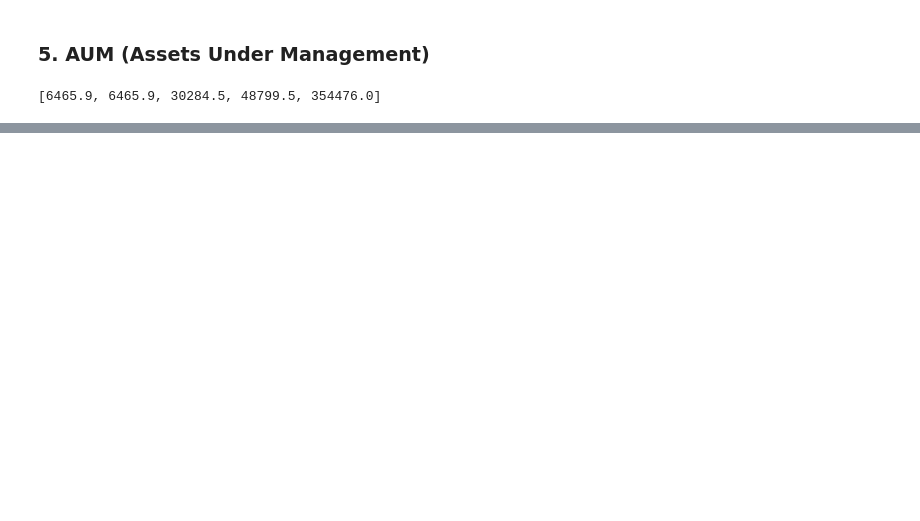
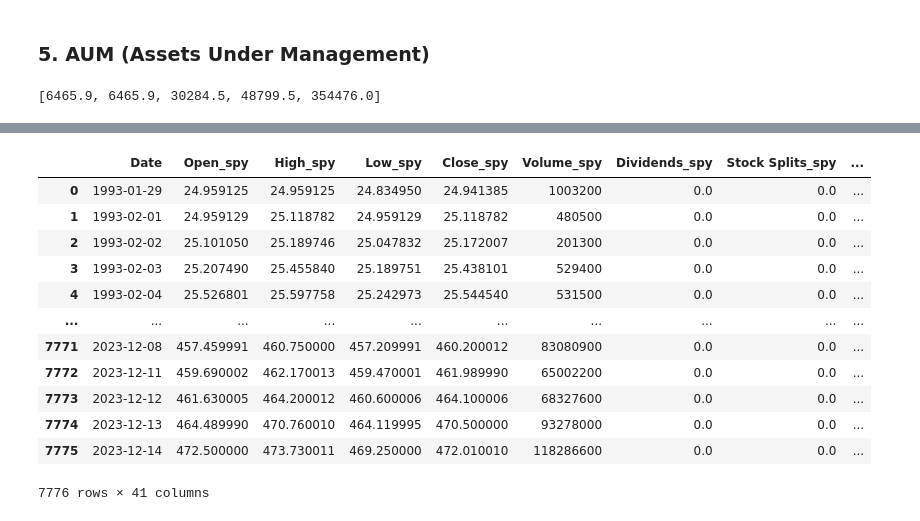
Before and after one commit to yunieyuna/etf-analysis, a Jupyter notebook: notebooks/visualization.ipynb, the cells around one changed output, grey strips where cells are left out. Drawn from its saved outputs; the diff is of its cells as text; code cells hidden in the pictures; blank space fills up the shorter version.

```diff
--- a/notebooks/visualization.ipynb
+++ b/notebooks/visualization.ipynb
@@ -721,0 +716,52 @@ show(p)
+# %%
+# get date as YYYY-MM-DD
+hp_spyd["Date"] = hp_spyd["Date"].str.split(" ", n=1, expand=True)[0]
+hp_spy["Date"] = hp_spy["Date"].str.split(" ", n=1, expand=True)[0]
+hp_jepi["Date"] = hp_jepi["Date"].str.split(" ", n=1, expand=True)[0]
+hp_vym["Date"] = hp_vym["Date"].str.split(" ", n=1, expand=True)[0]
+hp_voo["Date"] = hp_voo["Date"].str.split(" ", n=1, expand=True)[0]
+# %%
+# add suffixes
+dfs = {
+    0: hp_spyd,
+    1: hp_spy,
+    2: hp_jepi,
+    3: hp_vym,
+    4: hp_voo
+}
+
+suffix = ('_spyd', '_spy', '_jepi', '_vym', '_voo')
+
+for i in dfs:
+    # dfs[i] = dfs[i].add_suffix(suffix[i])
+
+    dfs[i] = dfs[i].rename(columns={c: c+suffix[i] for c in dfs[i].columns if c not in ['Date']})
+# %%
+dfs = [i for i in dfs.values()]
+# %%
+# sorting dataframes by length
+sorted_dfs = sorted(dfs, key=lambda x: len(x), reverse=True)
+# %%
+# prepare merge function
+from functools import reduce
+
+if len(sorted_dfs) > 1:
+    tmp = sorted_dfs[0].copy()
+    for i in range(1, len(sorted_dfs)):
+        tmp = tmp.merge(sorted_dfs[i], on="Date", how="left")
+
+tmp
+# %% [output]
+|  | Date | Open_spy | High_spy | Low_spy | Close_spy | Volume_spy | Dividends_spy | Stock Splits_spy | ... |
+| 0 | 1993-01-29 | 24.959125 | 24.959125 | 24.834950 | 24.941385 | 1003200 | 0.0 | 0.0 | ... |
+| 1 | 1993-02-01 | 24.959129 | 25.118782 | 24.959129 | 25.118782 | 480500 | 0.0 | 0.0 | ... |
+| 2 | 1993-02-02 | 25.101050 | 25.189746 | 25.047832 | 25.172007 | 201300 | 0.0 | 0.0 | ... |
+| 3 | 1993-02-03 | 25.207490 | 25.455840 | 25.189751 | 25.438101 | 529400 | 0.0 | 0.0 | ... |
+| 4 | 1993-02-04 | 25.526801 | 25.597758 | 25.242973 | 25.544540 | 531500 | 0.0 | 0.0 | ... |
+| ... | ... | ... | ... | ... | ... | ... | ... | ... | ... |
+| 7771 | 2023-12-08 | 457.459991 | 460.750000 | 457.209991 | 460.200012 | 83080900 | 0.0 | 0.0 | ... |
+| 7772 | 2023-12-11 | 459.690002 | 462.170013 | 459.470001 | 461.989990 | 65002200 | 0.0 | 0.0 | ... |
+| 7773 | 2023-12-12 | 461.630005 | 464.200012 | 460.600006 | 464.100006 | 68327600 | 0.0 | 0.0 | ... |
+| 7774 | 2023-12-13 | 464.489990 | 470.760010 | 464.119995 | 470.500000 | 93278000 | 0.0 | 0.0 | ... |
+| 7775 | 2023-12-14 | 472.500000 | 473.730011 | 469.250000 | 472.010010 | 118286600 | 0.0 | 0.0 | ... |
+7776 rows × 41 columns
```
Also changed, not shown: parts of 20 cells of this notebook, 3 other files.
